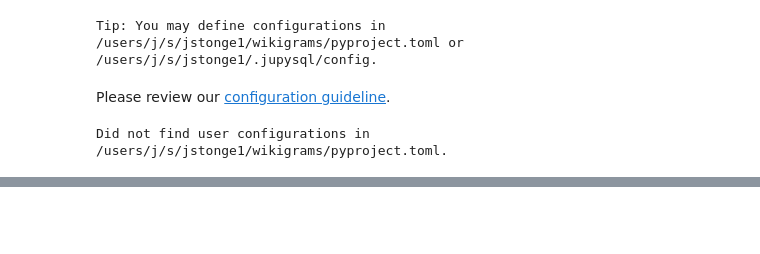
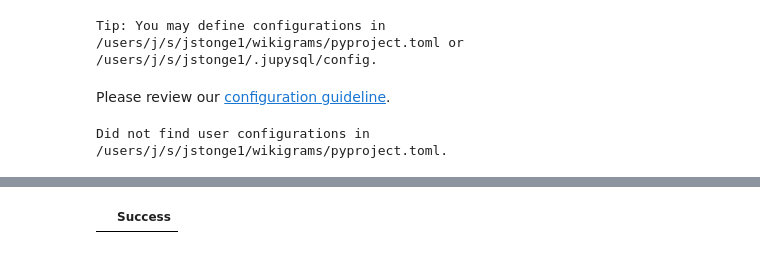
Before and after one commit to Vermont-Complex-Systems/wikigrams, a Jupyter notebook: getting-started.ipynb, the cells around one changed output, grey strips where cells are left out. Saved outputs shown, nothing was run; the diff lists cells and outputs as text; code cells hidden in the pictures; blank space fills up the shorter version.

```diff
--- a/getting-started.ipynb
+++ b/getting-started.ipynb
@@ -48,3 +20,11 @@ Did not find user configurations in /users/j/s/jstonge1/wikigrams/pyproject.toml
+# %%
+%%sql
+INSTALL ducklake;
+LOAD ducklake;
+ATTACH 'ducklake:metadata.ducklake' AS wikilake (DATA_PATH '/netfiles/compethicslab/wikimedia');
+USE wikilake;
+# %% [output]
+|  | Success |
 # %%
 %%sql
 SELECT count(*) / 1e9 as documentsBillions
```
Also changed, not shown: parts of 13 cells of this notebook, 1 other file.
